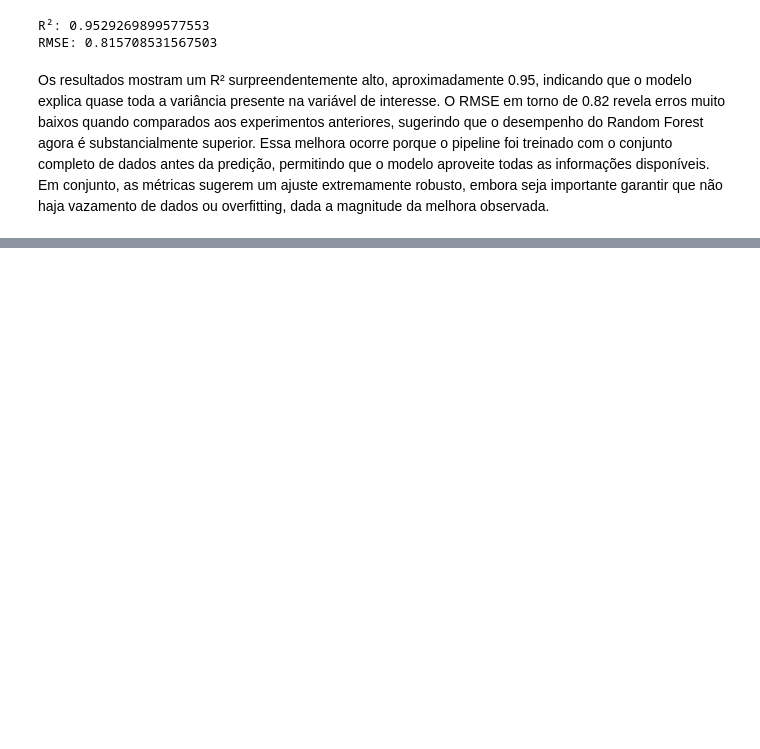
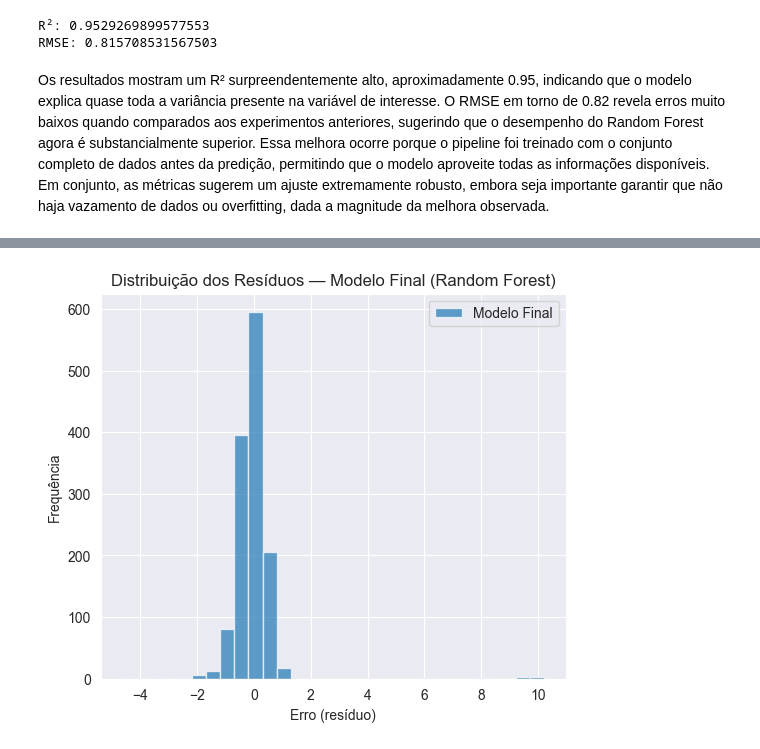
Before and after one commit to faartop/data-sicence-trabalho-2-bimestre, a Jupyter notebook: machine_learning.ipynb, the cells around one changed output, grey strips where cells are left out. Cells and saved outputs as stored; diff of their text form; code cells hidden in the pictures; blank space fills up the shorter version.

```diff
--- a/machine_learning.ipynb
+++ b/machine_learning.ipynb
@@ -351,0 +368,13 @@ Os resultados mostram um R² surpreendentemente alto, aproximadamente 0.95, indi
+# %%
+res_final = y_test - preds_final
+
+plt.figure(figsize=(6, 5))
+plt.hist(res_final, bins=30, alpha=0.7, label='Modelo Final')
+
+plt.title('Distribuição dos Resíduos — Modelo Final (Random Forest)')
+plt.xlabel('Erro (resíduo)')
+plt.ylabel('Frequência')
+plt.legend()
+plt.show()
+# %% [output]
+[figure, added]
```
Also changed, not shown: parts of 1 cell of this notebook.
